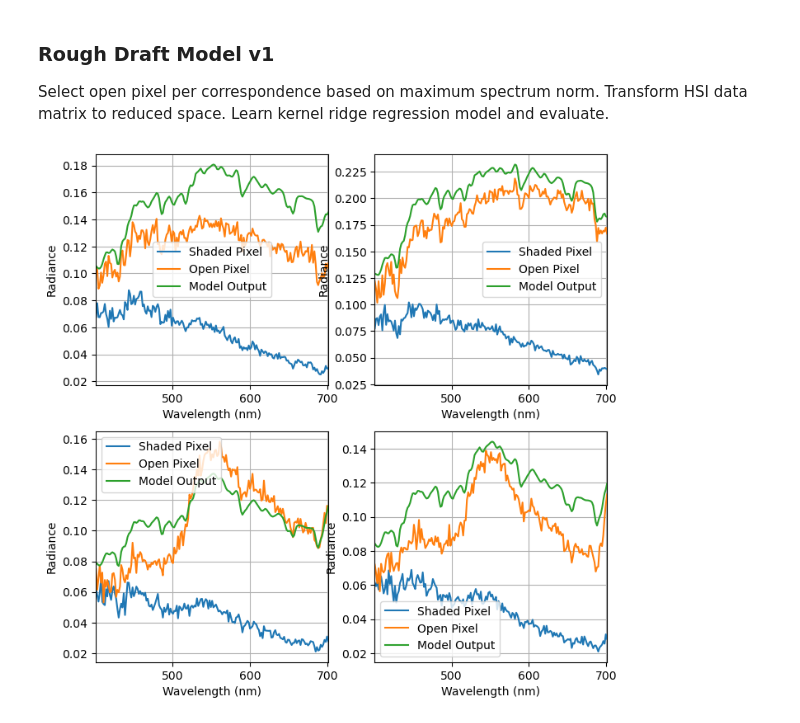
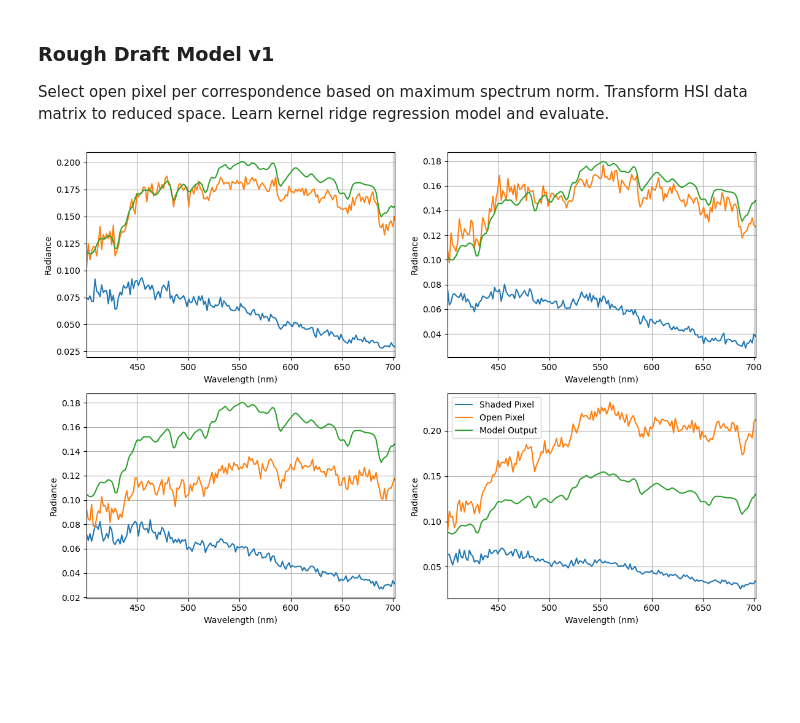
Before and after one commit to iditmer/HyperspectralShadowCompensation, a Jupyter notebook: 03_model_development.ipynb, the cells around one changed output. Cells and saved outputs as stored; diff of their text form; code cells hidden in the pictures; blank space fills up the shorter version.

```diff
--- a/03_model_development.ipynb
+++ b/03_model_development.ipynb
@@ -62,19 +64,23 @@ model_results = pd.DataFrame(model.cv_results_)
 # %%
 reduced_space_predictions = model.predict(training_data)
 reconstructed_predictions = pc.reconstruct(reduced_space_predictions)
 
-plt.figure(figsize=(8,8))
+plt.figure(figsize=(12,8))
 for plot in [ 221, 222, 223, 224 ]:
 
     sample_index = np.random.randint(0, len(training_indices))
     spectra = [
         hsi_data_matrix[training_indices[sample_index]],
         hsi_data_matrix[testing_indices[sample_index]],
         reconstructed_predictions[sample_index]
     ]
 
     plt.subplot(plot)
-    spectra_plot(wavelengths, np.array(spectra), legend_labels=['Shaded Pixel', 'Open Pixel', 'Model Output'])
+    if plot == 224:
+        spectra_plot(wavelengths, np.array(spectra), legend_labels=['Shaded Pixel', 'Open Pixel', 'Model Output'])
+    else : spectra_plot(wavelengths, np.array(spectra))
+
+plt.tight_layout()
 plt.show()
 # %% [output]
-[figure, old version]
+[figure, new version]
```
Also changed, not shown: parts of 1 cell of this notebook.
